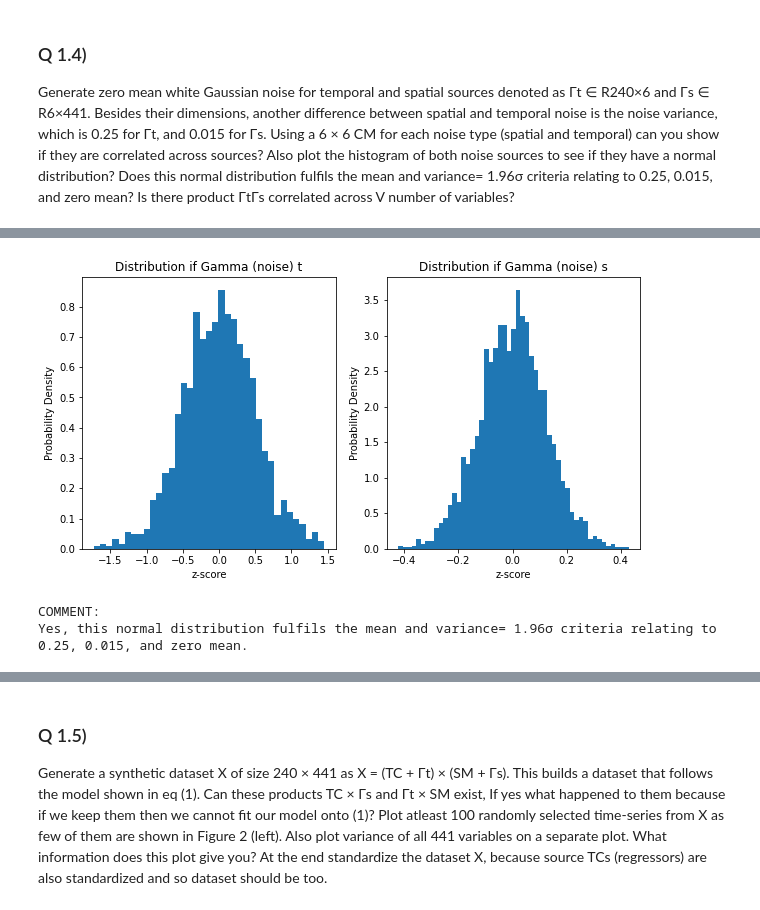
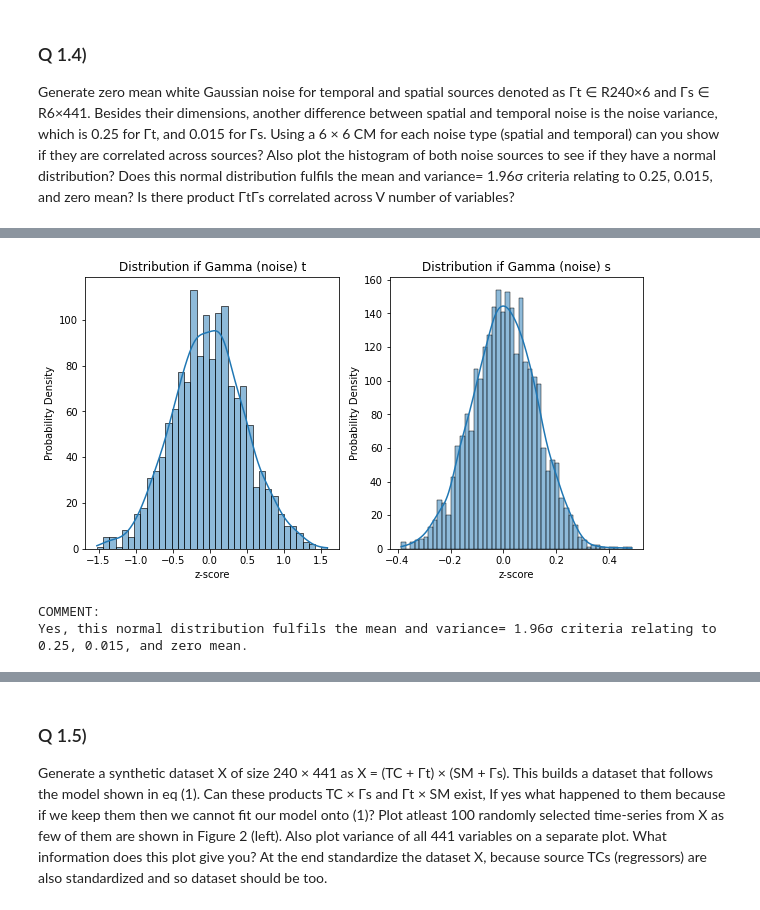
Before and after one commit to tzhern/MAST30034-Assignment-1, a Jupyter notebook: assignment1.ipynb, the cells around one changed output, grey strips where cells are left out. Drawn from its saved outputs; the diff is of its cells as text; code cells hidden in the pictures.

```diff
--- a/assignment1.ipynb
+++ b/assignment1.ipynb
@@ -148,21 +157,22 @@ plt.show()
 # %%
 fig, axs = plt.subplots(1, 2, figsize=(10,5))
 
-axs[0].hist(gamma_t.flatten(), bins=int(np.sqrt(len(gamma_t.flatten()))), density=True)
+sns.histplot(ax=axs[0], x=gamma_t.flatten(), bins=int(np.sqrt(len(gamma_t.flatten()))), kde=True)
 axs[0].set_title('Distribution if Gamma (noise) t')
 axs[0].set_ylabel('Probability Density')
 axs[0].set_xlabel('z-score')
 
-axs[1].hist(gamma_s.flatten(), bins=int(np.sqrt(len(gamma_s.flatten()))), density=True)
+sns.histplot(ax=axs[1], x=gamma_s.flatten(), bins=int(np.sqrt(len(gamma_s.flatten()))), kde=True)
 axs[1].set_title('Distribution if Gamma (noise) s')
 axs[1].set_ylabel('Probability Density')
 axs[1].set_xlabel('z-score')
+plt.savefig('plots/q1.4b.png')
 plt.show()
 
 print('COMMENT:')
 print('Yes, this normal distribution fulfils the mean and variance= 1.96σ criteria relating to 0.25, 0.015, and zero mean.')
 # %% [output]
-[figure, old version]
+[figure, new version]
 COMMENT:
 Yes, this normal distribution fulfils the mean and variance= 1.96σ criteria relating to 0.25, 0.015, and zero mean.
 # %%
```
Also changed, not shown: parts of 23 cells of this notebook.
